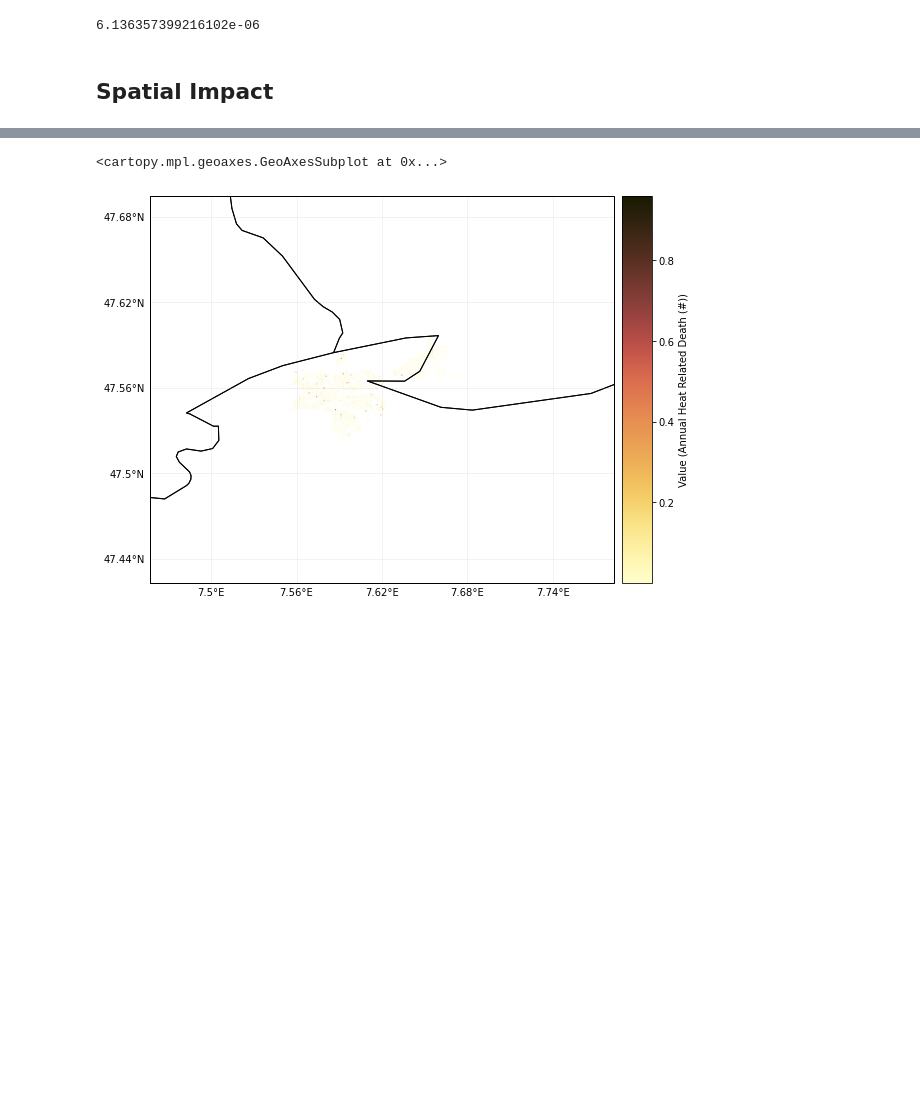
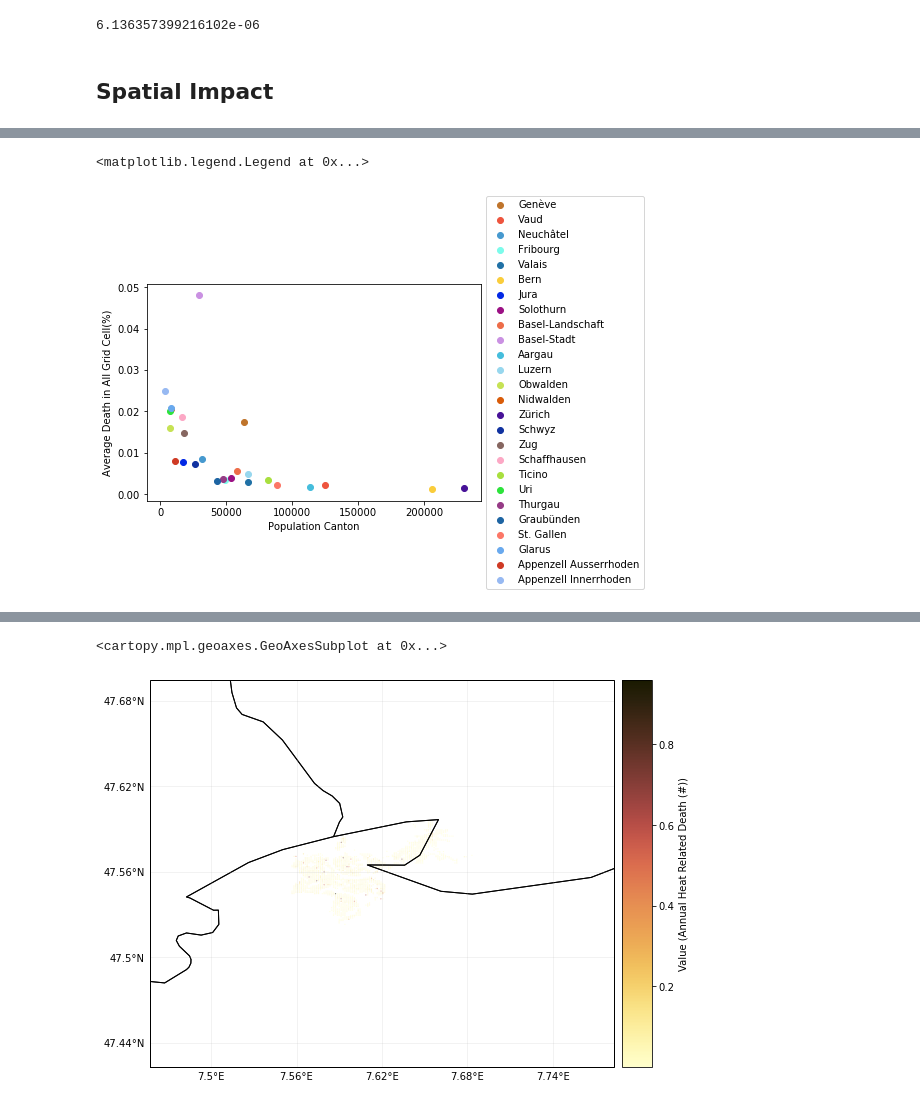
Before and after one commit to zeliest/heat_mortality_productivity_impacts, a Jupyter notebook: data_analysis/notebooks/results_mortality.ipynb, the cells around one changed output, grey strips where cells are left out. Saved outputs shown, nothing was run; the diff lists cells and outputs as text; code cells hidden in the pictures; blank space fills up the shorter version.

Commit message:
analyze differences btw cantons

```diff
--- a/data_analysis/notebooks/results_mortality.ipynb
+++ b/data_analysis/notebooks/results_mortality.ipynb
@@ -113,0 +209,6 @@ impact.plot_hexbin_impact_exposure(pop_name=False, cmap=cm, buffer=0.1,vmax=0.02
+# %%
+test = exposures['Over 75'].copy()
+test['heat_death (%)'] = impact._build_exp_event(1)['value']
+test = test[test['value']>3]
+test['deaths_ratio'] = test['total_population_canton']/test['daily_deaths']
+test = pd.DataFrame(test)
@@ -113,0 +236,15 @@ impact.plot_hexbin_impact_exposure(pop_name=False, cmap=cm, buffer=0.1,vmax=0.02
+# %%
+import random
+get_colors = lambda n: list(map(lambda i: "#" + "%06x" % random.randint(0, 0xFFFFFF),range(n)))
+color = get_colors(40) # sample return:  ['#8af5da', '#fbc08c', '#b741d0', '#e599f1', '#bbcb59', '#a2a6c0']
+# %%
+fig,ax = plt.subplots()
+for n,canton in enumerate(test['canton'].unique()):
+    ax.scatter(test[test['canton']==canton]['total_population_canton'].unique(), test[test['canton']==canton]['heat_death (%)'].mean(), label=canton, color= color[n])
+#ax.set_xlim([0,0.00015])
+ax.set_xlabel('Population Canton')
+ax.set_ylabel('Average Death in All Grid Cell(%)')
+ax.legend(loc='center left', bbox_to_anchor=(1, 0.5))
+# %% [output]
+<matplotlib.legend.Legend at 0x...>
+[figure, added]
```
Also changed, not shown: parts of 13 cells of this notebook.
